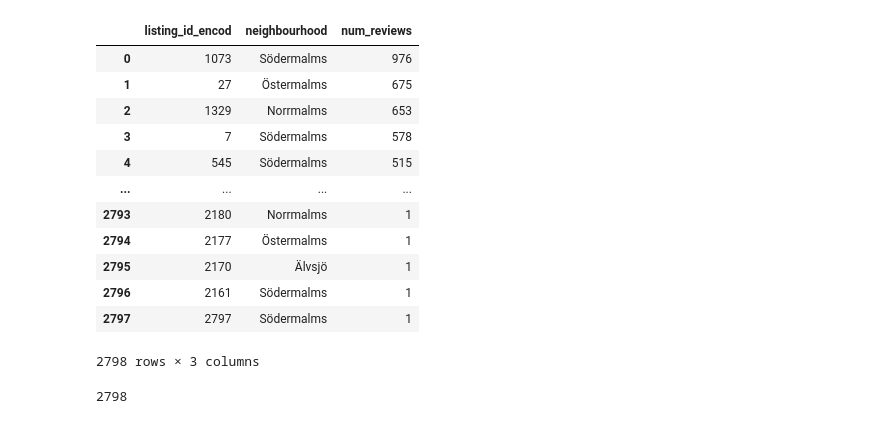
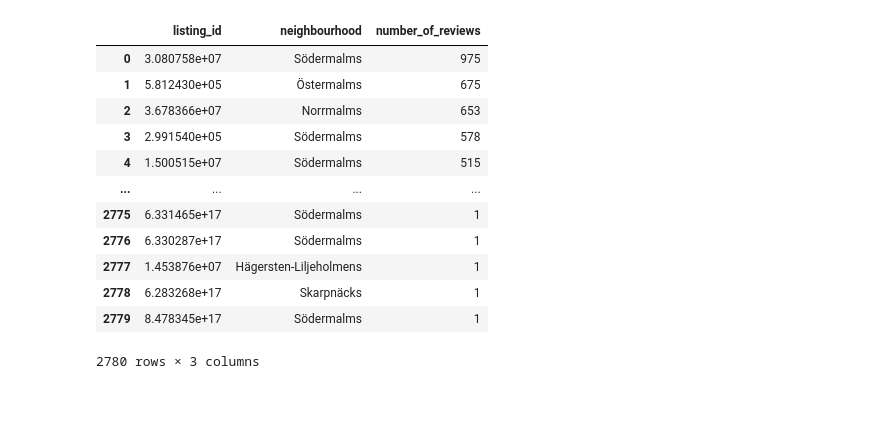
Before and after one commit to TanjaDS/Examensarbete_Airbnb, a Jupyter notebook: transformation_and_EDA/EDA.ipynb, the cells around one changed output. Cells and saved outputs as stored; diff of their text form; code cells hidden in the pictures.

```diff
--- a/transformation_and_EDA/EDA.ipynb
+++ b/transformation_and_EDA/EDA.ipynb
@@ -12,3 +12,4 @@ pio.templates.default = 'plotly_white'
 px.set_mapbox_access_token(open(".mapbox_token").read())
 PALETTE = px.colors.qualitative.Prism
 MAIN_COLOR = 'rgb(231,41,138)'
+BASE_DIR = Path.cwd().parent
@@ -161,0 +16,3 @@ df_final
+# %%
+df_listing = pd.read_csv(BASE_DIR / 'staging_data' / 'listing_cleaned.csv')
+df_hosts_reviews = pd.read_parquet(BASE_DIR / 'staging_data' / 'hosts_reviews_all_cleaned.parquet')
@@ -162,21 +31,21 @@ df_final
 # %%
-num_reviews = (df_final.groupby(['listing_id_encod', 'neighbourhood'])
-          .size().sort_values(ascending=False)
-          .reset_index()
-          .rename(columns={0: 'num_reviews'}))
+num_reviews = (df_hosts_reviews
+            .groupby(['listing_id', 'neighbourhood'])['number_of_reviews']
+            .size().sort_values(ascending=False)
+            .reset_index())
 num_reviews
 # %% [output]
-|  | listing_id_encod | neighbourhood | num_reviews |
-| 0 | 1073 | Södermalms | 976 |
-| 1 | 27 | Östermalms | 675 |
-| 2 | 1329 | Norrmalms | 653 |
-| 3 | 7 | Södermalms | 578 |
-| 4 | 545 | Södermalms | 515 |
+|  | listing_id | neighbourhood | number_of_reviews |
+| 0 | 3.080758e+07 | Södermalms | 975 |
+| 1 | 5.812430e+05 | Östermalms | 675 |
+| 2 | 3.678366e+07 | Norrmalms | 653 |
+| 3 | 2.991540e+05 | Södermalms | 578 |
+| 4 | 1.500515e+07 | Södermalms | 515 |
 | ... | ... | ... | ... |
-| 2793 | 2180 | Norrmalms | 1 |
-| 2794 | 2177 | Östermalms | 1 |
-| 2795 | 2170 | Älvsjö | 1 |
-| 2796 | 2161 | Södermalms | 1 |
-| 2797 | 2797 | Södermalms | 1 |
+| 2775 | 6.331465e+17 | Södermalms | 1 |
+| 2776 | 6.330287e+17 | Södermalms | 1 |
+| 2777 | 1.453876e+07 | Hägersten-Liljeholmens | 1 |
+| 2778 | 6.283268e+17 | Skarpnäcks | 1 |
+| 2779 | 8.478345e+17 | Södermalms | 1 |
-2798 rows × 3 columns
+2780 rows × 3 columns
 # %%
@@ -190,7 +60,3 @@ df_listing.dropna(inplace=True)
-# %%
-len(df_listing)
-# %% [output]
-2798
 # %%
 fig = ff.create_hexbin_mapbox(
     data_frame=df_listing, lat="latitude", lon="longitude",
```
Also changed, not shown: parts of 48 cells of this notebook, 10 other files.
